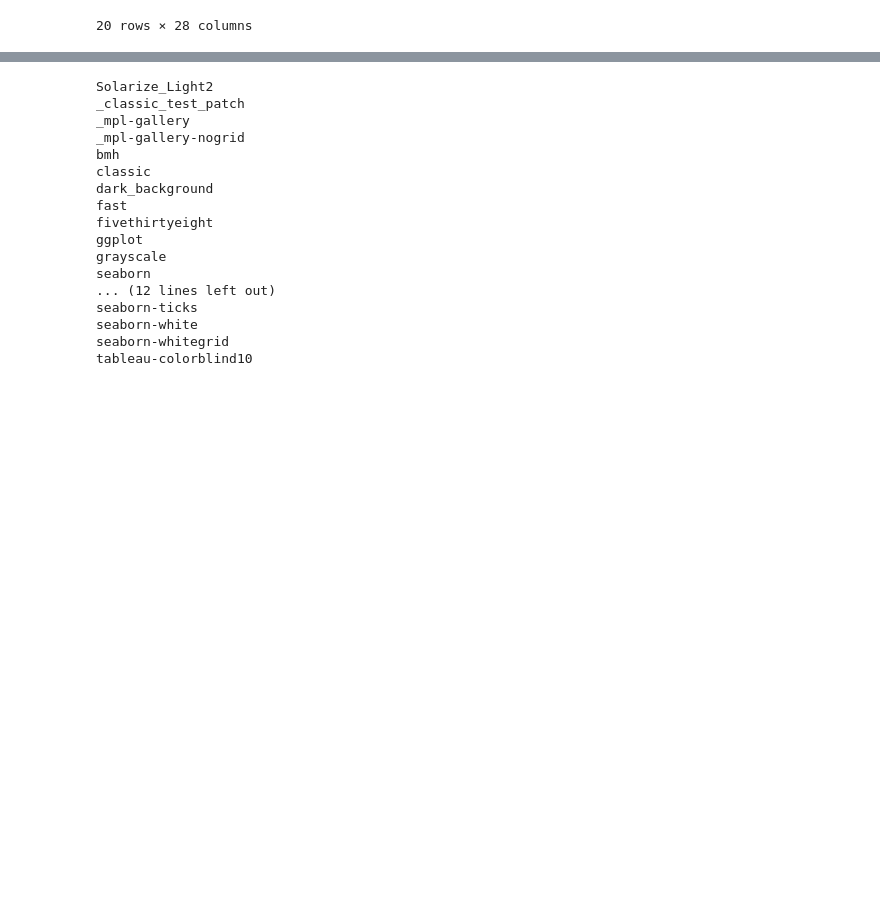
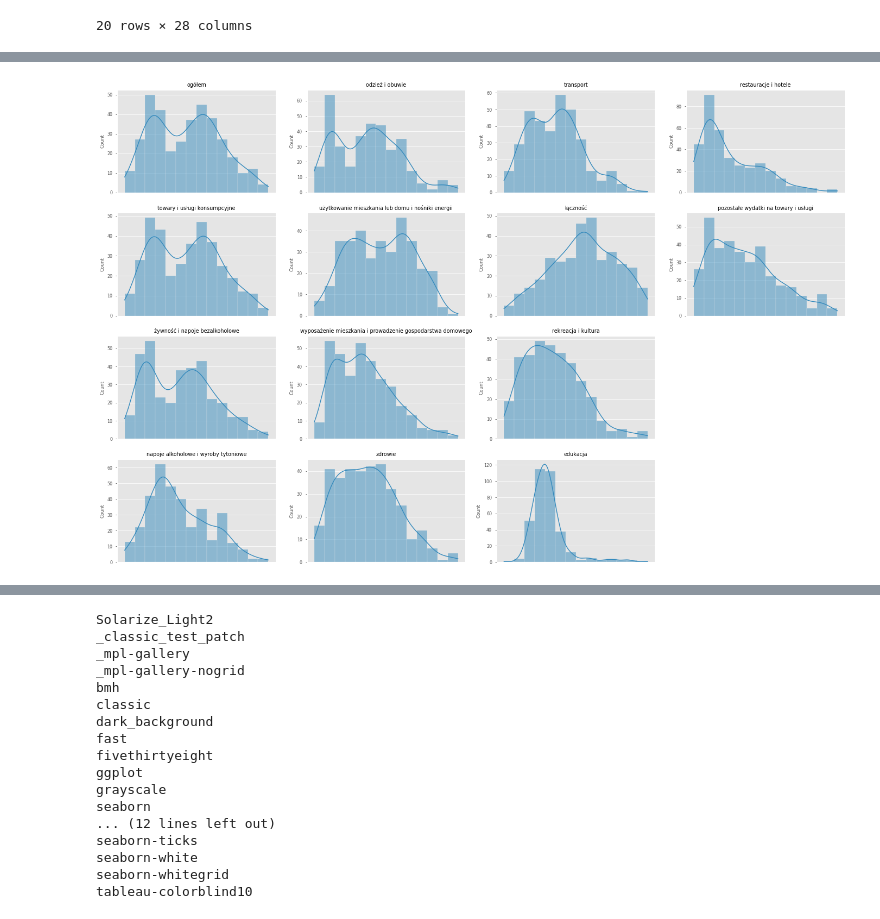
Before and after one commit to Missmeva/EWD_GUS_project, a Jupyter notebook: analysis/analysis.ipynb, the cells around one changed output, grey strips where cells are left out. Cells and saved outputs as stored; diff of their text form; code cells hidden in the pictures; blank space fills up the shorter version.

```diff
--- a/analysis/analysis.ipynb
+++ b/analysis/analysis.ipynb
@@ -209,0 +208,46 @@ plt.show()
+# %%
+import matplotlib.pyplot as plt
+
+
+df_ludnosc_work = df_ludnosc[(df_ludnosc['Kategoria']=='Wydatki') & (df_ludnosc['Zmienna']  != 'ogółem (BAEL)') & (df_ludnosc['Zmienna']  != 'towary i usługi konsumpcyjne (BAEL)') & (df_ludnosc['Zmienna']  != 'udział wydatków na żywność i napoje bezalkoholowe w wydatkach ogółem') & (df_ludnosc['Zmienna']  != 'udział wydatków na użytkowanie mieszkania i nośniki energii w wydatkach ogółem') & (df_ludnosc['Nazwa']  != 'POLSKA')]
+# pomorski, kujawpomor, warmazur, mazowieckie, lodzkie, dolnos
+# wojew = ['POMORSKIE','KUJAWSKO-POMORSKIE','WARMIŃSKO-MAZURSKIE','MAZOWIECKIE','ŁÓDZKIE','DOLNOŚLĄSKIE']
+# wojew = df_ludnosc_work['Nazwa'].unique()
+wojew = ['MAZOWIECKIE','ŚWIĘTOKRZYSKIE','KUJAWSKO-POMORSKIE','LUBUSKIE','ŁÓDZKIE','OPOLSKIE']
+
+# df_ludnosc_work = df_ludnosc_work[df_ludnosc_work.Nazwa.isin(wojew)]
+df_ludnosc_work.reset_index(inplace=True,drop=True)
+
+plt.style.use('seaborn-paper')
+fig, axs = plt.subplots(4,4)
+fig.set_size_inches(24,16)
+
+idx = 0
+idy = 0
+for zmienna in df_ludnosc_work['Zmienna'].unique():
+    zmienna_df = df_ludnosc_work[df_ludnosc_work['Zmienna']==zmienna]
+
+    # axs[idx,idy] = \
+    sns.histplot(ax=axs[idx,idy],data=zmienna_df['Wartosc'],kde=True,bins=14).set_title(f'{zmienna}')
+    axs[idx,idy].get_xaxis().set_visible(False)
+    # l1,l2 = axs[idx,idy].plot(wojew_df['Rok'],wojew_df['Wartosc'])
+    idx += 1
+    if idx == 4:
+        idy +=1
+        idx = 0
+    else:
+        pass
+
+for ax in axs:
+    for xa in ax:
+        if len(xa.lines) == 0:
+            xa.set_visible(False)
+        else:
+            pass
+
+plt.savefig('zmienna_hist_with_dens.png')
+
+# print(list(axs),axs[3], len(axs[3][2].lines))
+plt.show()
+# %% [output]
+[figure, added]
```
Also changed, not shown: parts of 3 cells of this notebook, 5 other files.
